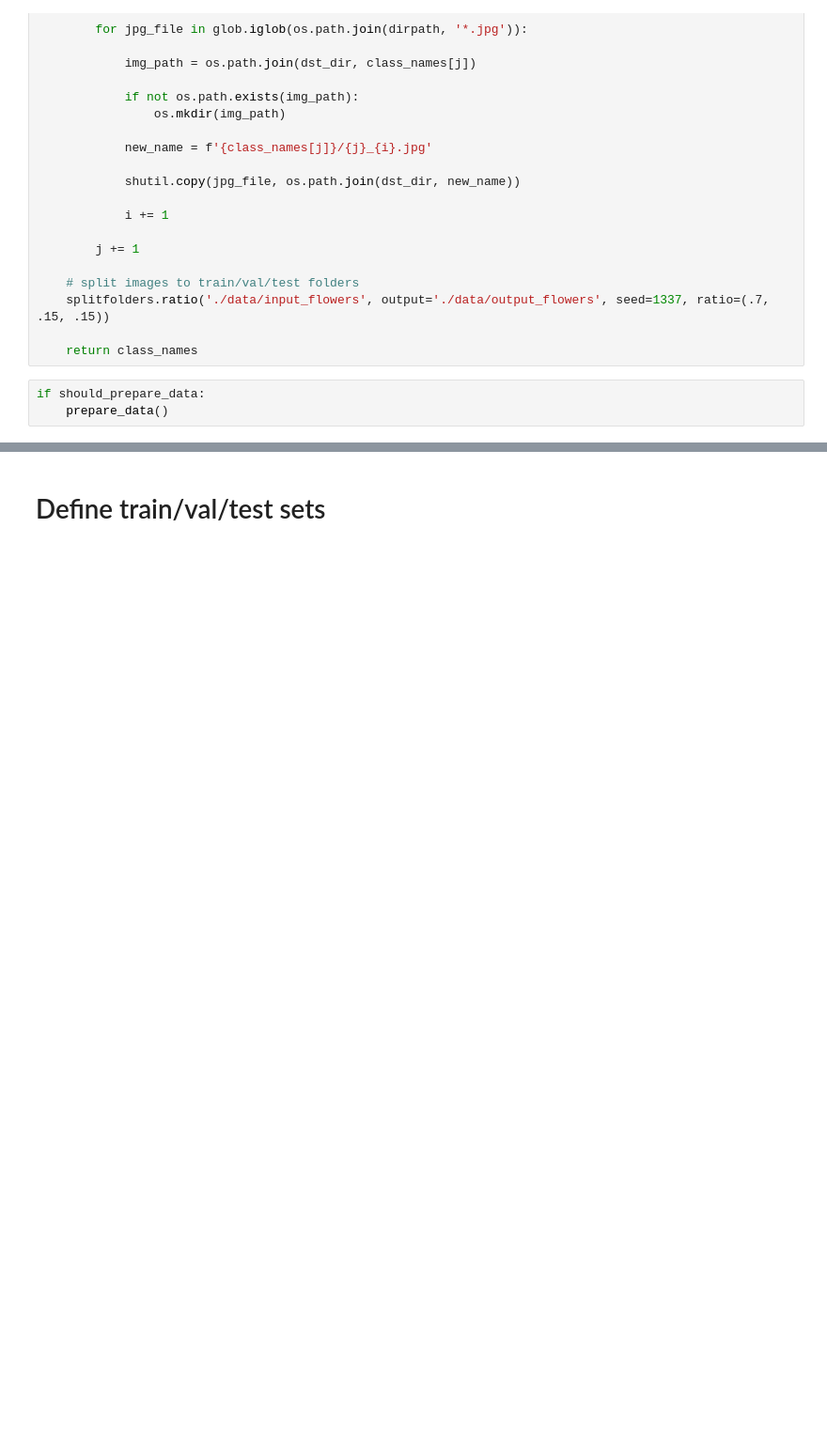
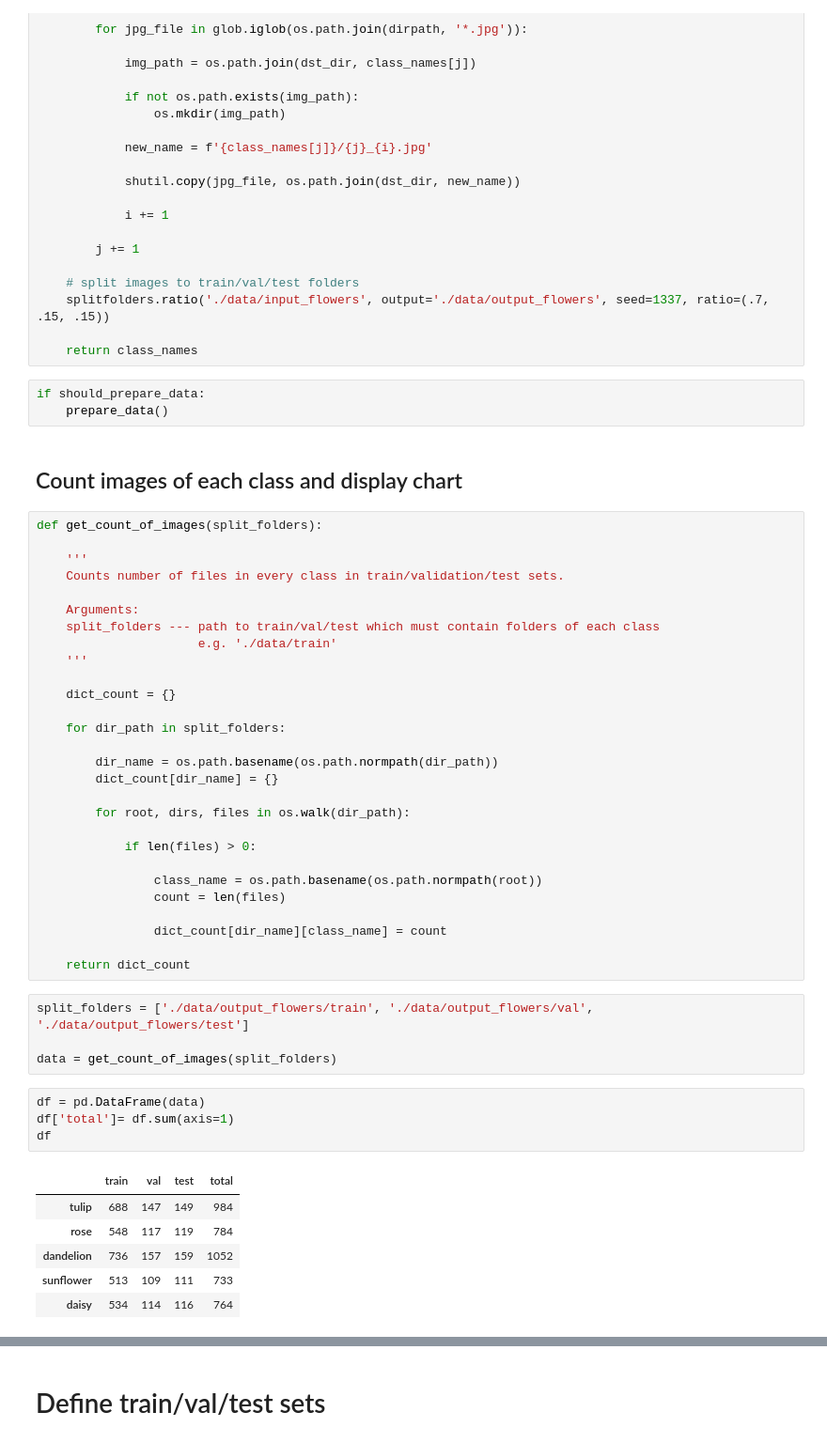
Before and after one commit to MortenTabaka/Deep-learning-exercises-with-TensorFlow2, a Jupyter notebook: Tabaka_Marcin_klasyfikacja_kwiatow.ipynb, the cells around one changed output, grey strips where cells are left out. Shown at 94% size. Cells and saved outputs as stored; diff of their text form; blank space fills up the shorter version.

```diff
--- a/Tabaka_Marcin_klasyfikacja_kwiatow.ipynb
+++ b/Tabaka_Marcin_klasyfikacja_kwiatow.ipynb
@@ -69,3 +73,48 @@ def prepare_data():
 # %%
 if should_prepare_data:
     prepare_data()
+# %% [markdown]
+## Count images of each class and display chart
+# %%
+def get_count_of_images(split_folders):
+
+    '''
+    Counts number of files in every class in train/validation/test sets.
+
+    Arguments:
+    split_folders --- path to train/val/test which must contain folders of each class
+                      e.g. './data/train'
+    '''
+
+    dict_count = {}
+
+    for dir_path in split_folders:
+
+        dir_name = os.path.basename(os.path.normpath(dir_path))
+        dict_count[dir_name] = {}
+
+        for root, dirs, files in os.walk(dir_path):
+
+            if len(files) > 0:
+
+                class_name = os.path.basename(os.path.normpath(root))
+                count = len(files)
+
+                dict_count[dir_name][class_name] = count
+
+    return dict_count
+# %%
+split_folders = ['./data/output_flowers/train', './data/output_flowers/val', './data/output_flowers/test']
+
+data = get_count_of_images(split_folders)
+# %%
+df = pd.DataFrame(data)
+df['total']= df.sum(axis=1)
+df
+# %% [output]
+|  | train | val | test | total |
+| tulip | 688 | 147 | 149 | 984 |
+| rose | 548 | 117 | 119 | 784 |
+| dandelion | 736 | 157 | 159 | 1052 |
+| sunflower | 513 | 109 | 111 | 733 |
+| daisy | 534 | 114 | 116 | 764 |
```
Also changed, not shown: parts of 27 cells of this notebook.
